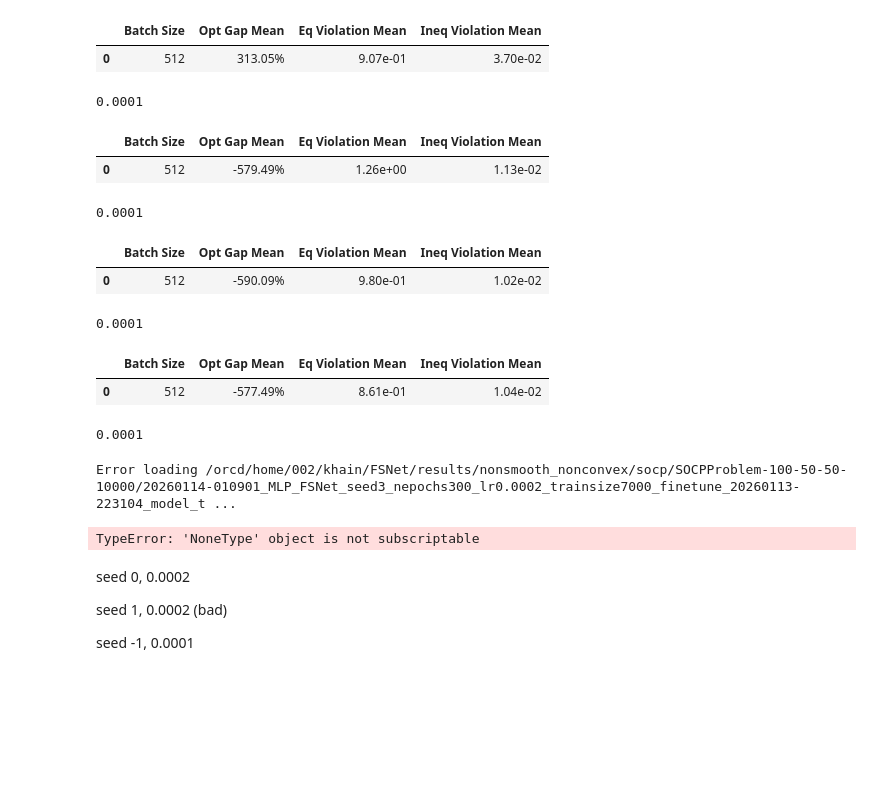
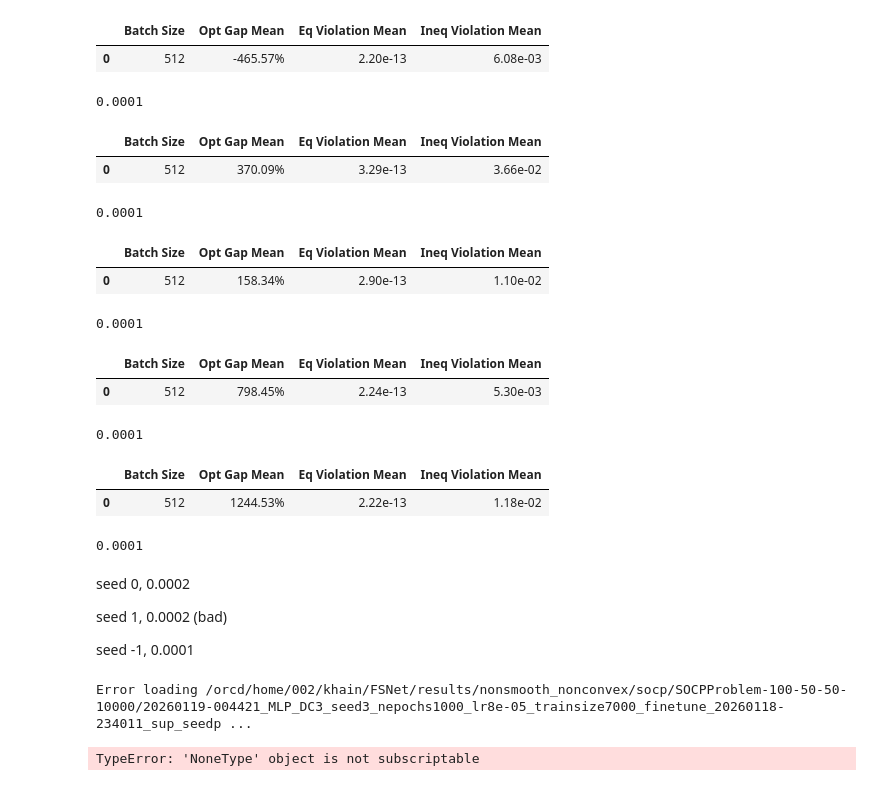
Before and after one commit to xkhainguyen/FSNet, a Jupyter notebook: compare_result.ipynb, the cells around one changed output. Cells and saved outputs as stored; diff of their text form; code cells hidden in the pictures; blank space fills up the shorter version.

```diff
--- a/compare_result.ipynb
+++ b/compare_result.ipynb
@@ -28,25 +39,25 @@ for path in dir_path_seeds:
 # %%
 from pathlib import Path
 
 base = Path.cwd()
 
-filename = "20260114-051731_MLP_penalty_seed1_nepochs1000_lr0.0001_trainsize7000"
+filename = "20260118-225115_MLP_DC3_seed3_nepochs1000_lr0.0001_trainsize7000"
 
 path = base / "results/nonsmooth_nonconvex/socp/SOCPProblem-100-50-50-10000" / filename / "results.pkl"
 
 results = load_results(path)
 show_table(results)
 results['config']['FSNet']['lr']
 # %% [output]
 |  | Batch Size | Opt Gap Mean | Eq Violation Mean | Ineq Violation Mean |
-| 0 | 512 | 313.05% | 9.07e-01 | 3.70e-02 |
+| 0 | 512 | -465.57% | 2.20e-13 | 6.08e-03 |
 0.0001
 # %%
 from pathlib import Path
 
 base = Path.cwd()
 
-filename = "20260115-001214_MLP_penalty_seed1_nepochs1000_lr0.0002_trainsize7000_finetune_20260114-152404_sup_seedseed0_model_50"
+filename = "20260118-235225_MLP_DC3_seed3_nepochs1000_lr0.00015_trainsize7000_finetune_20260118-184700_sup_seedpartial_model_230"
 
 path = base / "results/nonsmooth_nonconvex/socp/SOCPProblem-100-50-50-10000" / filename / "results.pkl"
 
@@ -55,14 +66,14 @@ show_table(results)
 results['config']['FSNet']['lr']
 # %% [output]
 |  | Batch Size | Opt Gap Mean | Eq Violation Mean | Ineq Violation Mean |
-| 0 | 512 | -579.49% | 1.26e+00 | 1.13e-02 |
+| 0 | 512 | 370.09% | 3.29e-13 | 3.66e-02 |
 0.0001
 # %%
 from pathlib import Path
 
 base = Path.cwd()
 
-filename = "20260115-002139_MLP_penalty_seed1_nepochs1000_lr0.0001_trainsize7000_finetune_20260114-152404_sup_seedseed0_model_50"
+filename = "20260118-235225_MLP_DC3_seed3_nepochs1000_lr0.00015_trainsize7000_finetune_20260118-234011_sup_seedpartial_model_300"
 
 path = base / "results/nonsmooth_nonconvex/socp/SOCPProblem-100-50-50-10000" / filename / "results.pkl"
 
@@ -71,14 +82,14 @@ show_table(results2)
 results2['config']['FSNet']['lr']
 # %% [output]
 |  | Batch Size | Opt Gap Mean | Eq Violation Mean | Ineq Violation Mean |
-| 0 | 512 | -590.09% | 9.80e-01 | 1.02e-02 |
+| 0 | 512 | 158.34% | 2.90e-13 | 1.10e-02 |
 0.0001
 # %%
 from pathlib import Path
 
 base = Path.cwd()
 
-filename = "20260115-002608_MLP_penalty_seed1_nepochs1000_lr5e-05_trainsize7000_finetune_20260114-152404_sup_seedseed0_model_50"
+filename = "20260119-003209_MLP_DC3_seed3_nepochs1000_lr0.0001_trainsize7000"
 
 path = base / "results/nonsmooth_nonconvex/socp/SOCPProblem-100-50-50-10000" / filename / "results.pkl"
 
@@ -87,14 +98,14 @@ show_table(results2)
 results2['config']['FSNet']['lr']
 # %% [output]
 |  | Batch Size | Opt Gap Mean | Eq Violation Mean | Ineq Violation Mean |
-| 0 | 512 | -577.49% | 8.61e-01 | 1.04e-02 |
+| 0 | 512 | 798.45% | 2.24e-13 | 5.30e-03 |
 0.0001
 # %%
 from pathlib import Path
 
 base = Path.cwd()
 
-filename = "20260114-010901_MLP_FSNet_seed3_nepochs300_lr0.0002_trainsize7000_finetune_20260113-223104_model_trainsize7000/model"
+filename = "20260119-003210_MLP_DC3_seed3_nepochs1000_lr8e-05_trainsize7000_finetune_20260118-184700_sup_seedpartial_model_230"
 
 path = base / "results/nonsmooth_nonconvex/socp/SOCPProblem-100-50-50-10000" / filename / "results.pkl"
 
@@ -102,11 +113,27 @@ results2 = load_results(path)
 show_table(results2)
 results2['config']['FSNet']['lr']
 # %% [output]
+|  | Batch Size | Opt Gap Mean | Eq Violation Mean | Ineq Violation Mean |
+| 0 | 512 | 1244.53% | 2.22e-13 | 1.18e-02 |
-Error loading /orcd/home/002/khain/FSNet/results/nonsmooth_nonconvex/socp/SOCPProblem-100-50-50-10000/20260114-010901_MLP_FSNet_seed3_nepochs300_lr0.0002_trainsize7000_finetune_20260113-223104_model_t ...
+0.0001
-TypeError: 'NoneType' object is not subscriptable
 # %% [markdown]
 seed 0, 0.0002
 
 seed 1, 0.0002 (bad)
 
 seed -1, 0.0001
+# %%
+from pathlib import Path
+
+base = Path.cwd()
+
+filename = "20260119-004421_MLP_DC3_seed3_nepochs1000_lr8e-05_trainsize7000_finetune_20260118-234011_sup_seedpartial_model_300"
+
+path = base / "results/nonsmooth_nonconvex/socp/SOCPProblem-100-50-50-10000" / filename / "results.pkl"
+
+results2 = load_results(path)
+show_table(results2)
+results2['config']['FSNet']['lr']
+# %% [output]
+Error loading /orcd/home/002/khain/FSNet/results/nonsmooth_nonconvex/socp/SOCPProblem-100-50-50-10000/20260119-004421_MLP_DC3_seed3_nepochs1000_lr8e-05_trainsize7000_finetune_20260118-234011_sup_seedp ...
+TypeError: 'NoneType' object is not subscriptable
```
Also changed, not shown: parts of 1 cell of this notebook, 34 other files.
